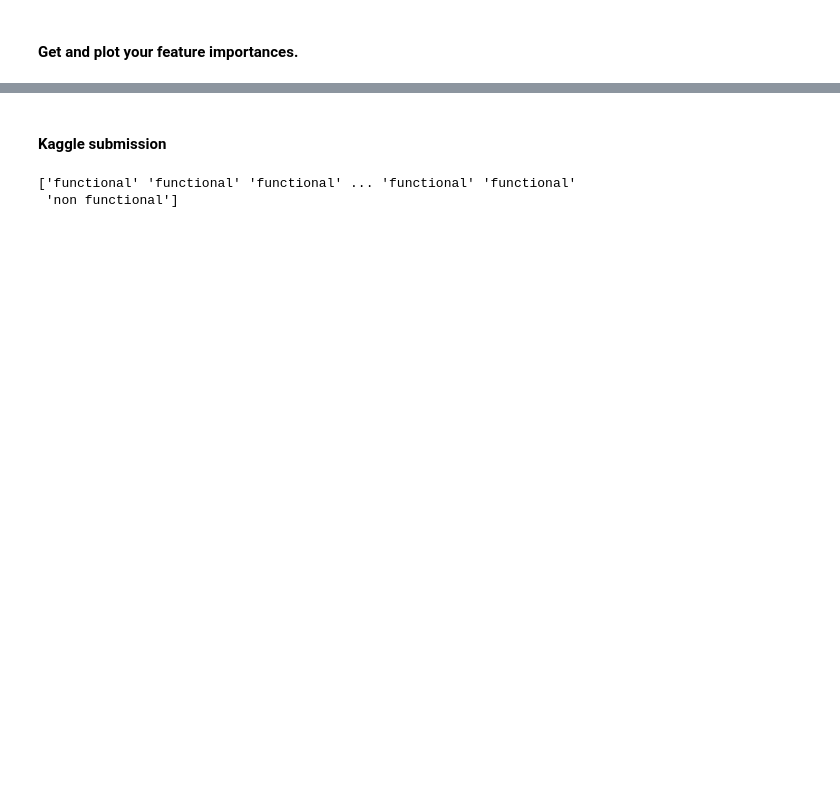
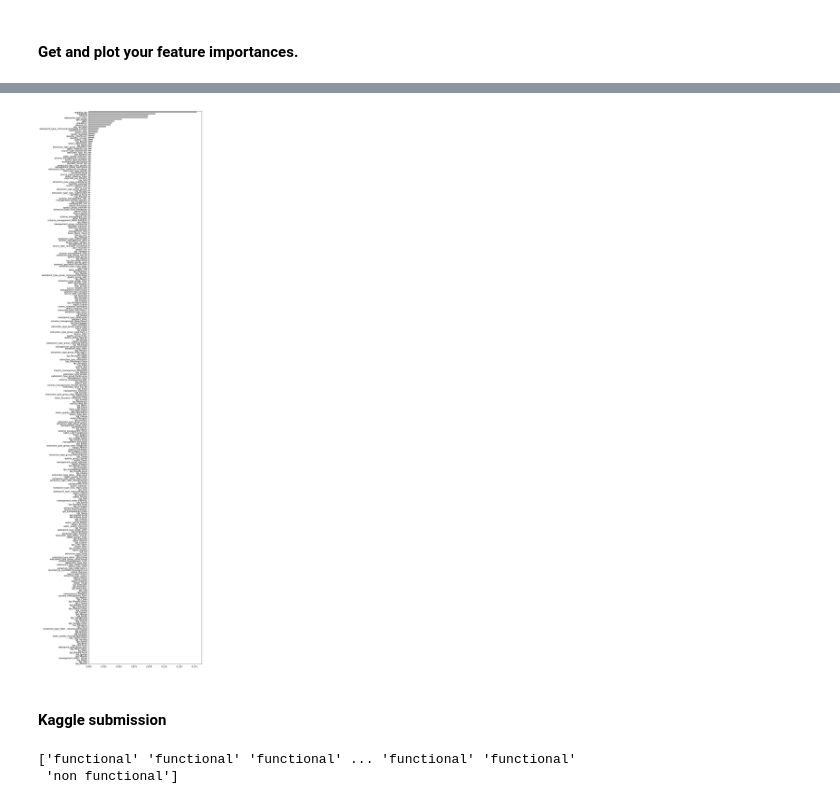
Before and after one commit to Bhavani-Rajan/DS-Unit-2-Kaggle-Challenge, a Jupyter notebook: module1/assignment_kaggle_challenge_1.ipynb, the cells around one changed output, grey strips where cells are left out. Cells and saved outputs as stored; diff of their text form; code cells hidden in the pictures; blank space fills up the shorter version.

```diff
--- a/module1/assignment_kaggle_challenge_1.ipynb
+++ b/module1/assignment_kaggle_challenge_1.ipynb
@@ -319,0 +322,13 @@ Validation Accuracy 0.7619528619528619
+# %%
+# Increase "minimum node size" / min_samples_leaf, to reduce model complexity,
+# This happens to improve validation accuracy here.
+
+pipeline = make_pipeline(
+    ce.OneHotEncoder(use_cat_names=True),
+    SimpleImputer(),
+    DecisionTreeClassifier(min_samples_leaf=20, random_state=42)
+)
+
+pipeline.fit(X_train, y_train)
+print('Train Accuracy', pipeline.score(X_train, y_train))
+print('Validation Accuracy', pipeline.score(X_val, y_val))
@@ -319,0 +338,12 @@ Validation Accuracy 0.7619528619528619
+# %%
+# Or similarly, we can decrease the depth of the tree
+
+pipeline = make_pipeline(
+    ce.OneHotEncoder(use_cat_names=True),
+    SimpleImputer(),
+    DecisionTreeClassifier(max_depth=21, random_state=42)
+)
+
+pipeline.fit(X_train, y_train)
+print('Train Accuracy', pipeline.score(X_train, y_train))
+print('Validation Accuracy', pipeline.score(X_val, y_val))
@@ -344,3 +379,21 @@ display(graphviz.Source(dot_data))
+# %%
+%matplotlib inline
+import matplotlib.pyplot as plt
+
+model = pipeline.named_steps['decisiontreeclassifier']
+# AttributeError: 'DecisionTreeClassifier' object has no attribute 'coef_'
+# model.coef_
+
+# Linear models have coefficients,
+# but trees have "feature importances"
+
+encoder = pipeline.named_steps['onehotencoder']
+encoded_columns = encoder.transform(X_val).columns
+importances = pd.Series(model.feature_importances_, encoded_columns)
+plt.figure(figsize=(10,50))
+importances.sort_values().plot.barh(color='grey');
+# %% [output]
+[figure, added]
 # %% [markdown]
 #### Kaggle submission
 # %%
```
Also changed, not shown: parts of 13 cells of this notebook.
